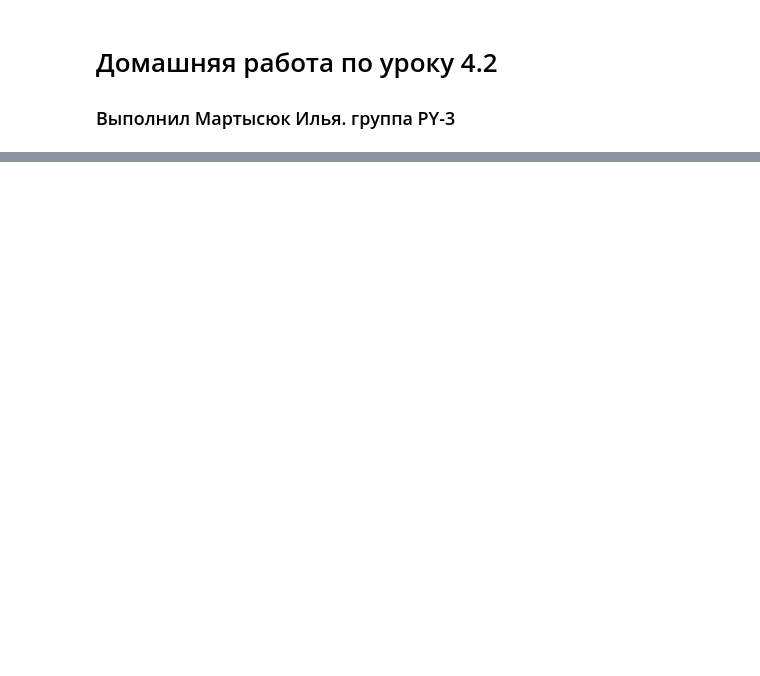
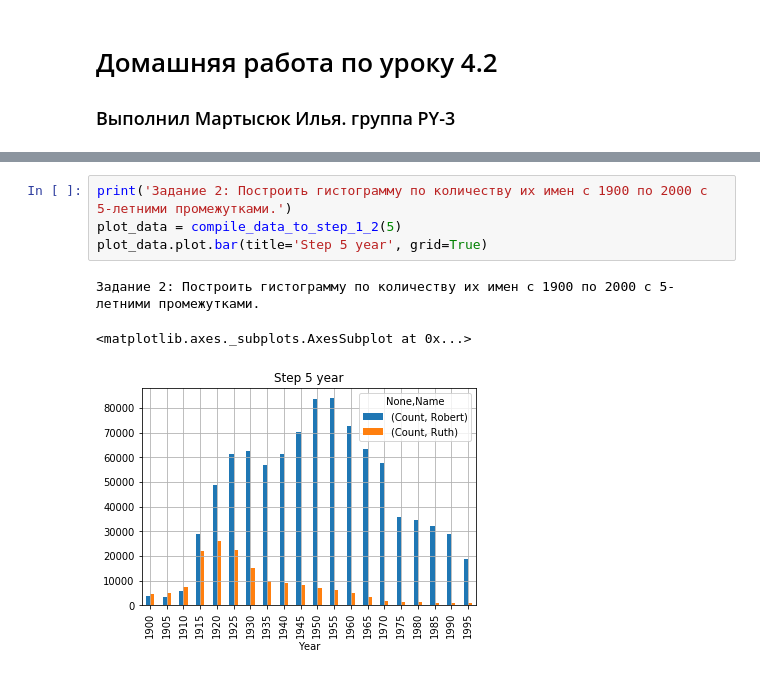
Before and after one commit to martysyuk/PY-3-Learning, a Jupyter notebook: homeworks/lesson4-2.ipynb, the cells around one changed output, grey strips where cells are left out. Cells and saved outputs as stored; diff of their text form; blank space fills up the shorter version.

```diff
--- a/homeworks/lesson4-2.ipynb
+++ b/homeworks/lesson4-2.ipynb
@@ -55,0 +59,8 @@ print_fig1(data)
+# %%
+print('Задание 2: Построить гистограмму по количеству их имен с 1900 по 2000 с 5-летними промежутками.')
+plot_data = compile_data_to_step_1_2(5)
+plot_data.plot.bar(title='Step 5 year', grid=True)
+# %% [output]
+Задание 2: Построить гистограмму по количеству их имен с 1900 по 2000 с 5-летними промежутками.
+<matplotlib.axes._subplots.AxesSubplot at 0x...>
+[figure, added]
```
Also changed, not shown: parts of 7 cells of this notebook.
